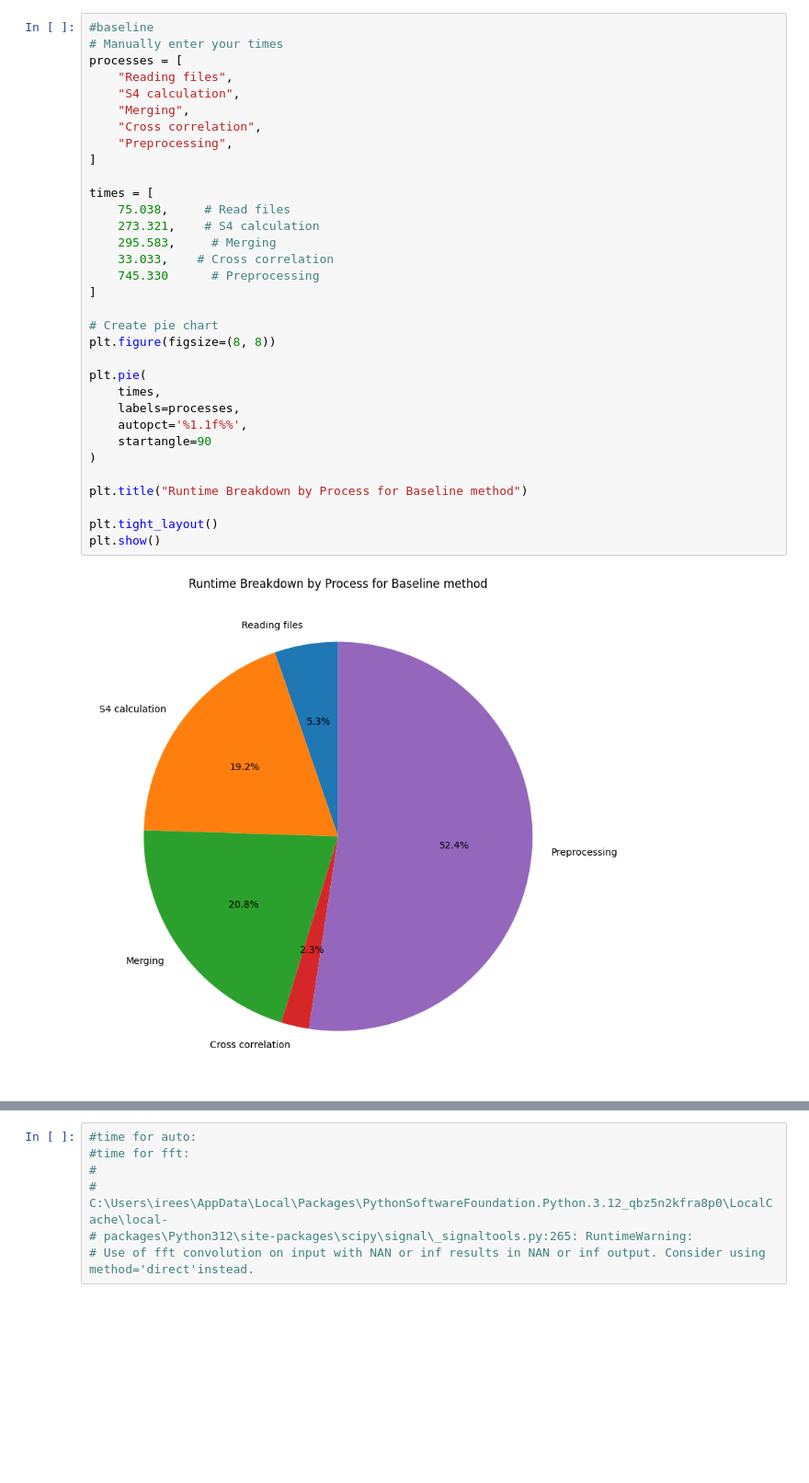
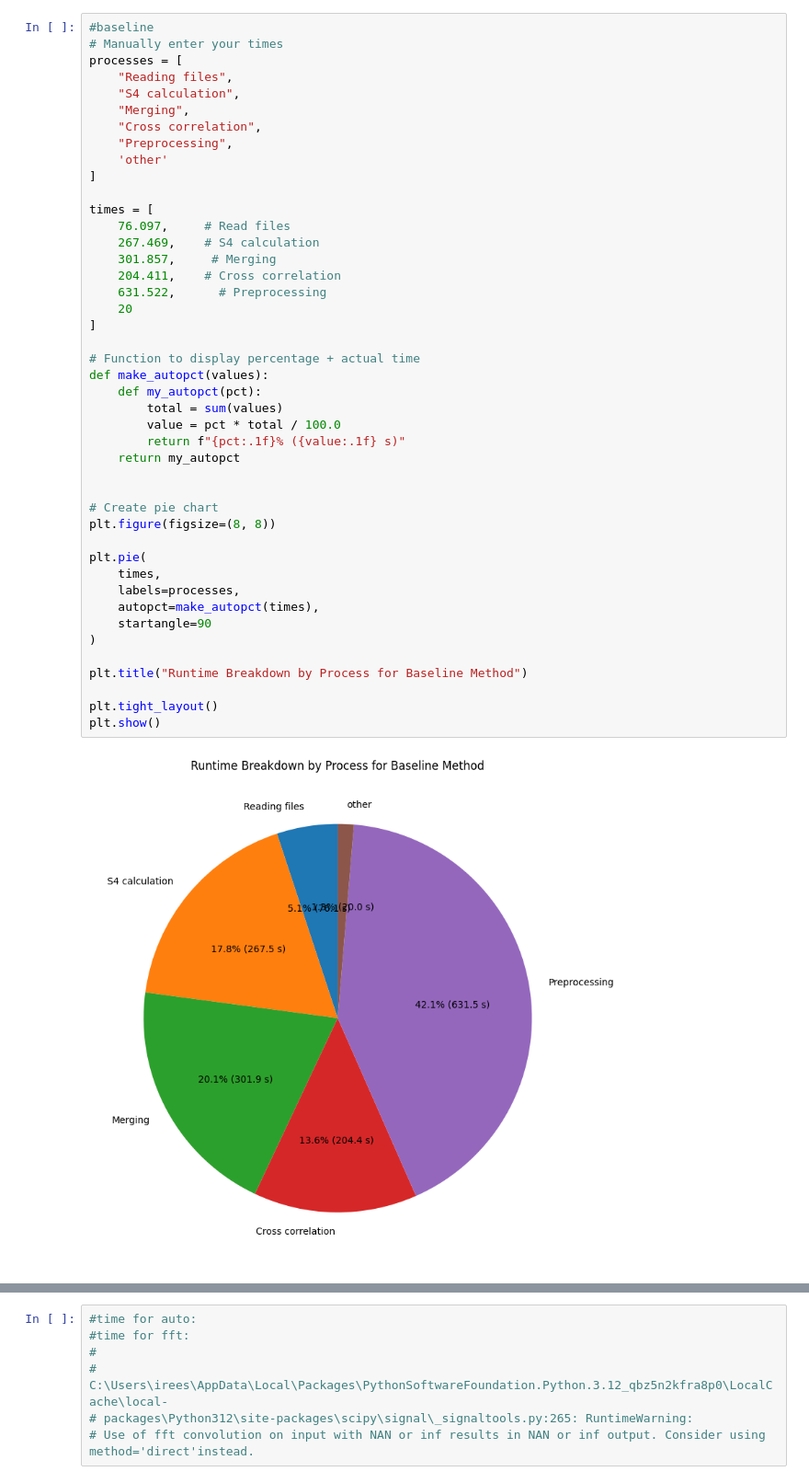
Before and after one commit to reeshabanumula/scintkit_summer, a Jupyter notebook: src/scintkit/space_receiver_processing/zzmethod_bar_chart.ipynb, the cells around one changed output, grey strips where cells are left out. Shown at 92% size. Saved outputs shown, nothing was run; the diff lists cells and outputs as text; blank space fills up the shorter version.

```diff
--- a/src/scintkit/space_receiver_processing/zzmethod_bar_chart.ipynb
+++ b/src/scintkit/space_receiver_processing/zzmethod_bar_chart.ipynb
@@ -42,38 +42,49 @@ plt.show()
 # %%
 #baseline
 # Manually enter your times
 processes = [
     "Reading files",
     "S4 calculation",
     "Merging",
     "Cross correlation",
     "Preprocessing",
+    'other'
 ]
 
 times = [
-    75.038,     # Read files
-    273.321,    # S4 calculation
-    295.583,     # Merging
-    33.033,    # Cross correlation
-    745.330      # Preprocessing
+    76.097,     # Read files
+    267.469,    # S4 calculation
+    301.857,     # Merging
+    204.411,    # Cross correlation
+    631.522,      # Preprocessing
+    20
 ]
+
+# Function to display percentage + actual time
+def make_autopct(values):
+    def my_autopct(pct):
+        total = sum(values)
+        value = pct * total / 100.0
+        return f"{pct:.1f}% ({value:.1f} s)"
+    return my_autopct
+
 
 # Create pie chart
 plt.figure(figsize=(8, 8))
 
 plt.pie(
     times,
     labels=processes,
-    autopct='%1.1f%%',
+    autopct=make_autopct(times),
     startangle=90
 )
 
-plt.title("Runtime Breakdown by Process for Baseline method")
+plt.title("Runtime Breakdown by Process for Baseline Method")
 
 plt.tight_layout()
 plt.show()
 # %% [output]
-[figure, old version]
+[figure, new version]
 # %%
 # best performer
 # Manually enter your times
```
Also changed, not shown: parts of 3 cells of this notebook, 12 other files.
